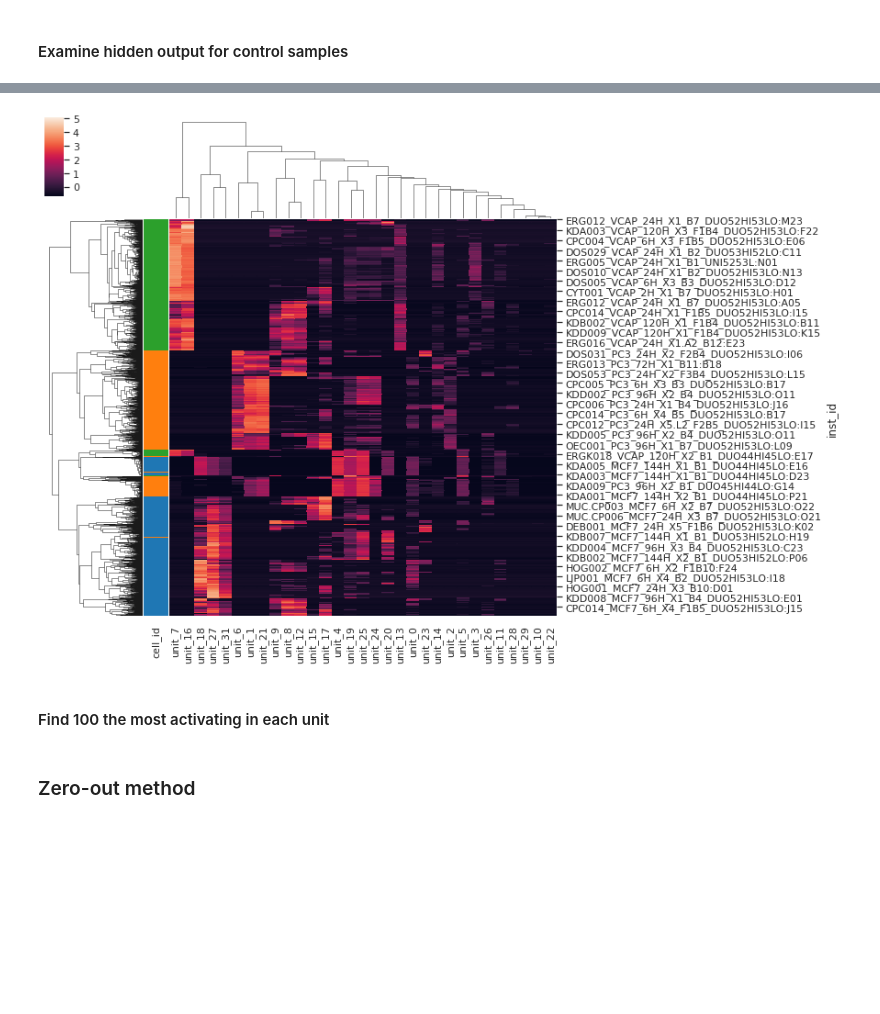
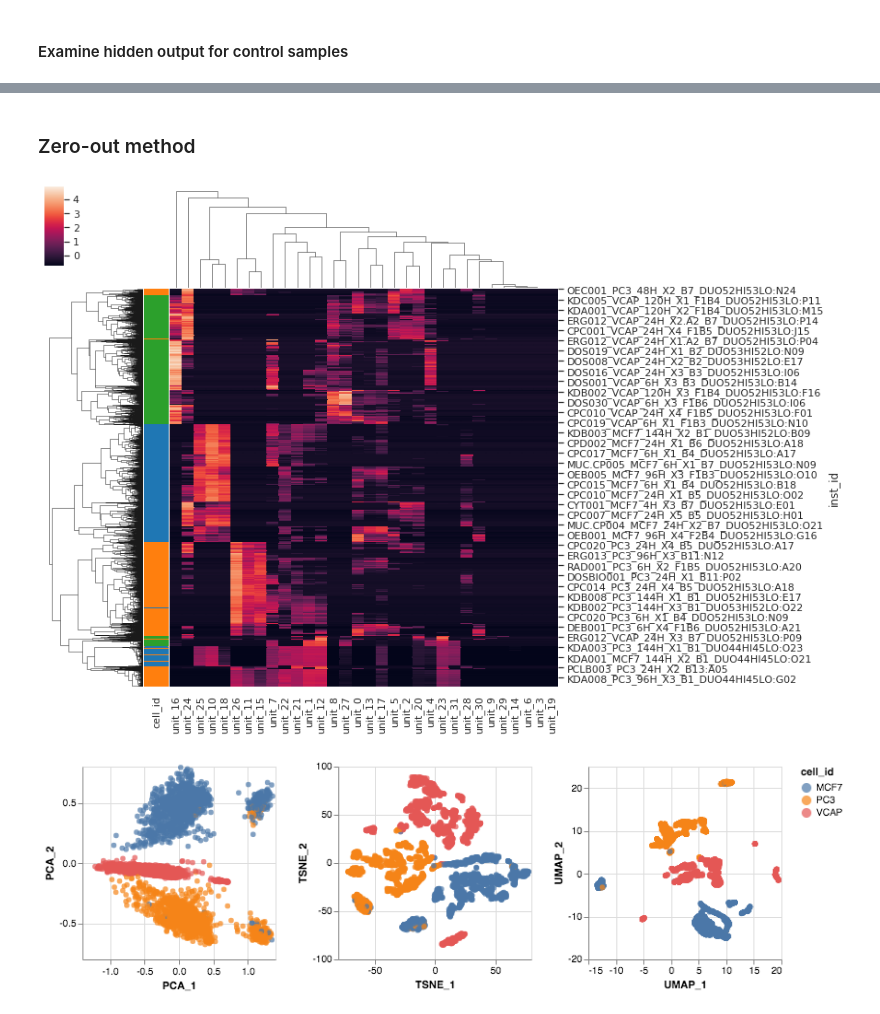
Before and after one commit to manzt/deep_lincs, a Jupyter notebook: lincs-ae.ipynb, the cells around one changed output, grey strips where cells are left out. Saved outputs shown, nothing was run; the diff lists cells and outputs as text; code cells hidden in the pictures; blank space fills up the shorter version.

```diff
--- a/lincs-ae.ipynb
+++ b/lincs-ae.ipynb
@@ -168,12 +162,0 @@ from lib.plotting import plot_clustermap
-# %%
-def get_active_units(hidden_output, thresh=0.001):
-    # find units where sum of activation across all samples is in total >= tresh
-    mask = hidden_output.sum(axis=0) >= thresh
-    return hidden_output.loc[:,mask]
-
-active_hidden_units = get_active_units(hidden_output)
-plot_clustermap(active_hidden_units, test_ctrl_data.sample_meta, "cell_id")
-# %% [output]
-[figure, removed]
-# %% [markdown]
-#### Find 100 the most activating in each unit
@@ -276,0 +165,17 @@ barplot & (scatter | pert_info_bar)
+# %%
+import altair as alt
+from lib.hidden_embedding import HiddenEmbedding
+
+# Initialize hidden embedding class
+he = HiddenEmbedding(test_ctrl_data, encoder)
+# %%
+# Examine hidden activations
+he.plot_clustermap()
+# %% [output]
+[figure, added]
+# %%
+# compare with embedding projections
+embedding_plots = [he.plot_embedding(e).properties(width=200, height=200) for e in ["PCA", "TSNE", "UMAP"]]
+alt.hconcat(*embedding_plots)
+# %% [output]
+[figure, added]
```
Also changed, not shown: parts of 22 cells of this notebook.
